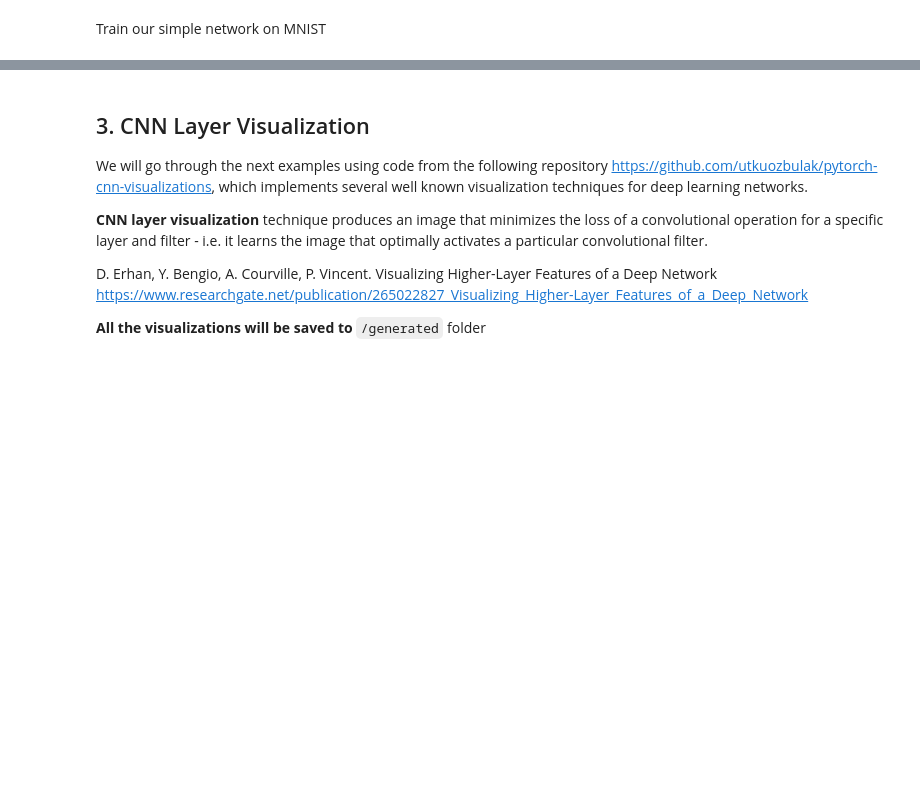
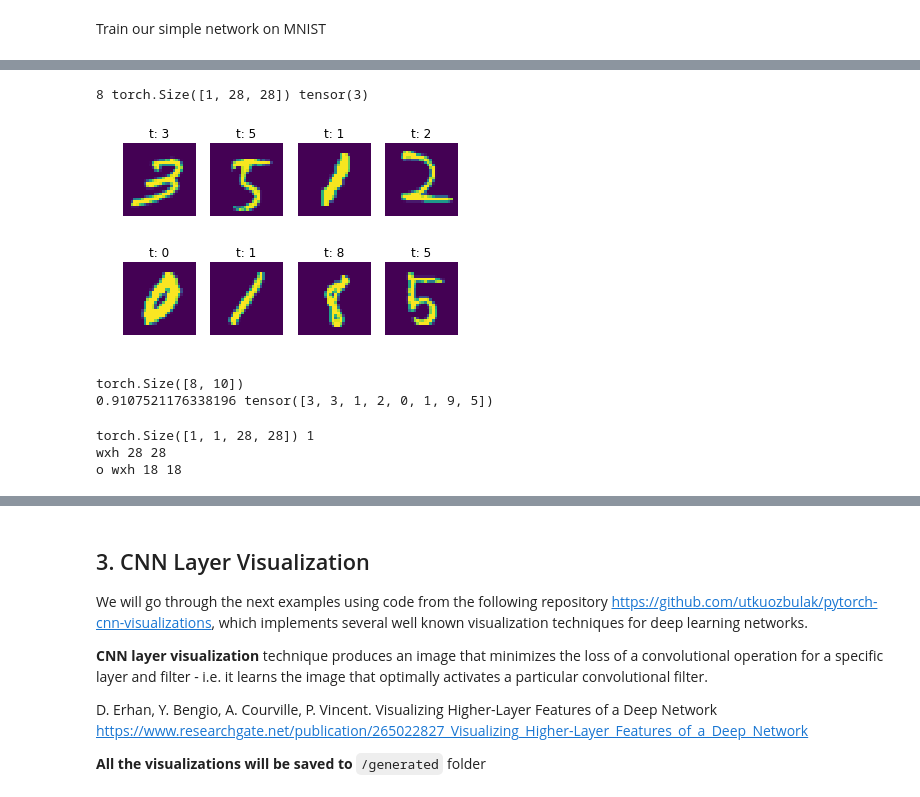
Before and after one commit to CherBass/pytorch_tutorials, a Jupyter notebook: interpretability_tutorial.ipynb, the cells around one changed output, grey strips where cells are left out. Cells and saved outputs as stored; diff of their text form; code cells hidden in the pictures; blank space fills up the shorter version.

```diff
--- a/interpretability_tutorial.ipynb
+++ b/interpretability_tutorial.ipynb
@@ -337,0 +633,45 @@ for idx in range(act.size(0)):
+# %%
+def plot_MNIST(images,labels):
+    rows = 2
+    columns = 4
+    classes = ('0', '1', '2', '3',
+          '4', '5', '6', '7', '8', '9')
+    # plot y_score - true label (t) vs predicted label (p)
+    fig2 = plt.figure()
+    for i in range(8):
+        fig2.add_subplot(rows, columns, i+1)
+        plt.title('t: ' + classes[labels[i].cpu()])
+        img = images[i] / 2 + 0.5     # this is to unnormalize the image
+        img = torchvision.transforms.ToPILImage()(img.cpu())
+        plt.axis('off')
+        plt.imshow(img)
+    plt.show()
+
+
+im_batch, lab_batch=next(iter(loader)) # view one batch
+
+print(len(im_batch),im_batch[0].shape,lab_batch[0])
+
+plot_MNIST(im_batch,lab_batch)
+
+#running inference on the images without occlusion
+
+# pretrained model
+outputs = net(im_batch)
+print(outputs.shape)
+
+#passing the outputs through softmax to interpret them as probability
+outputs = nn.functional.softmax(outputs, dim = 1)
+
+#getting the maximum predicted label
+prob_no_occ, pred = torch.max(outputs.data, 1)
+
+#get the first item
+prob_no_occ = prob_no_occ[0].item()
+
+print(prob_no_occ,pred)
+# %% [output]
+8 torch.Size([1, 28, 28]) tensor(3)
+[figure, added]
+torch.Size([8, 10])
+0.9107521176338196 tensor([3, 3, 1, 2, 0, 1, 9, 5])
@@ -337,0 +723,6 @@ for idx in range(act.size(0)):
+# %%
+heatmap = occlusion(net, image, pred[5].item(), 10, 1)
+# %% [output]
+torch.Size([1, 1, 28, 28]) 1
+wxh 28 28
+o wxh 18 18
```
Also changed, not shown: parts of 40 cells of this notebook.
